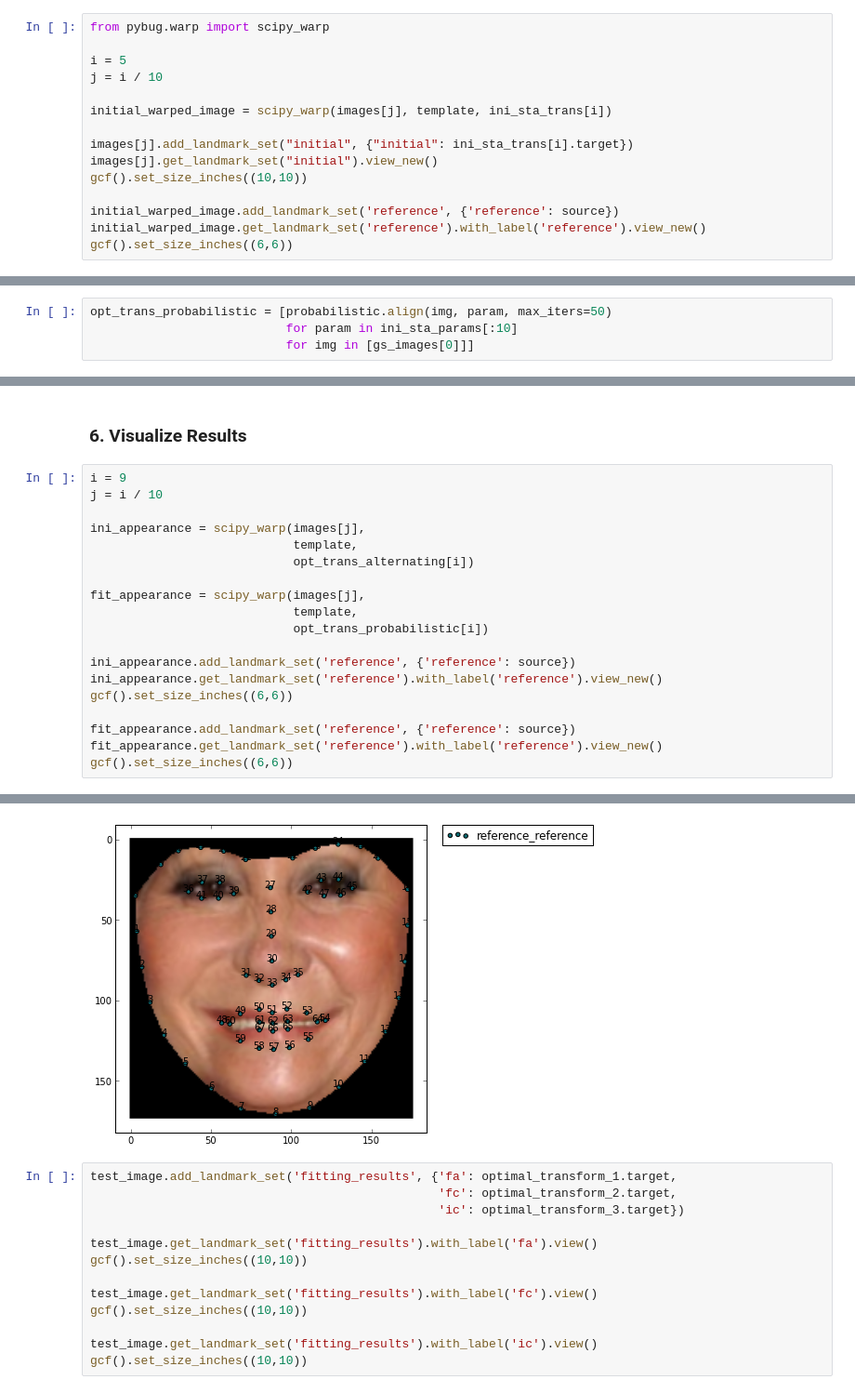
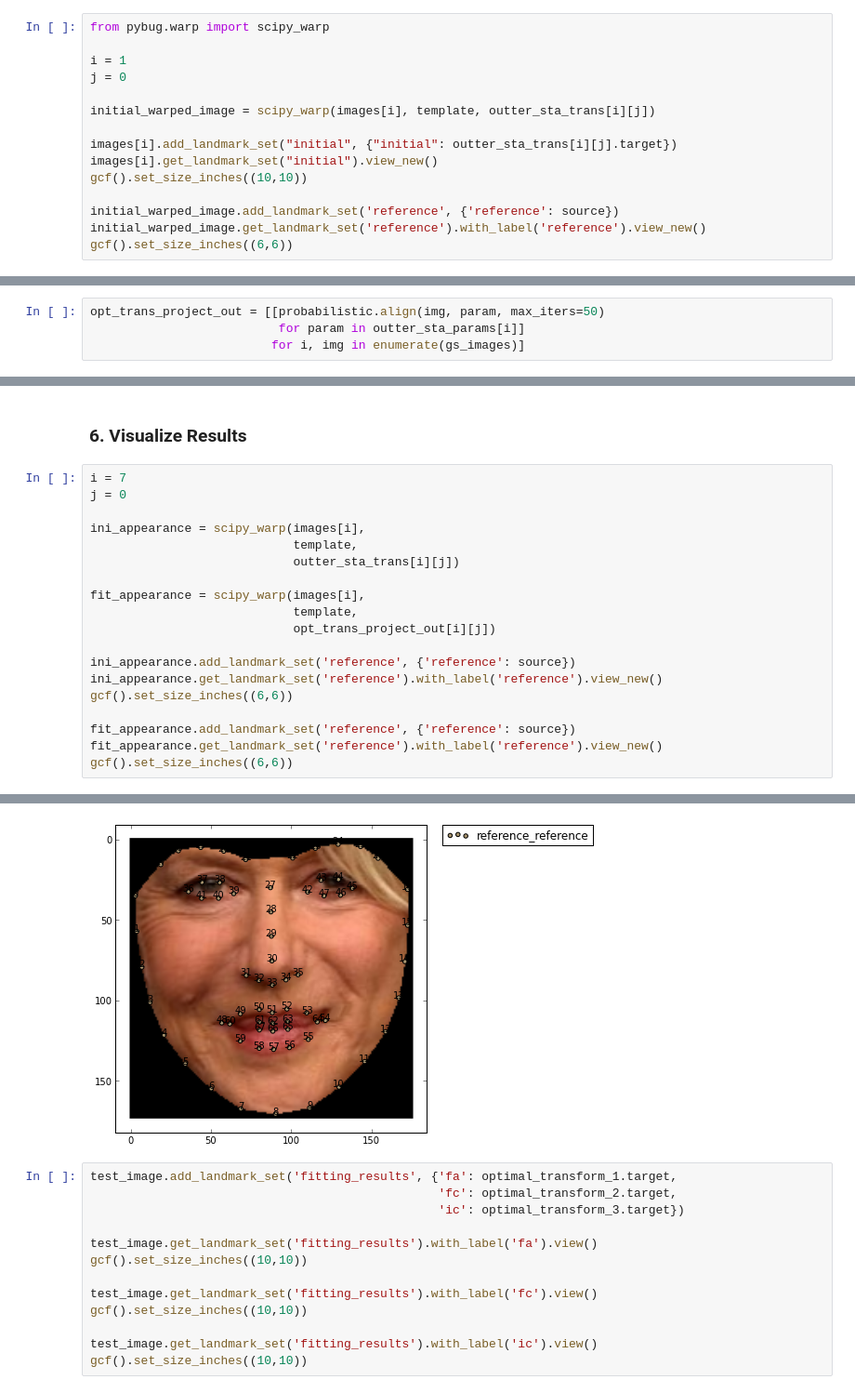
Before and after one commit to menpo/menpo, a Jupyter notebook: examples/ICVJ_Probabilistic_AAMs_Experiment_1.ipynb, the cells around one changed output, grey strips where cells are left out. Shown at 93% size. Saved outputs shown, nothing was run; the diff lists cells and outputs as text.

```diff
--- a/examples/ICVJ_Probabilistic_AAMs_Experiment_1.ipynb
+++ b/examples/ICVJ_Probabilistic_AAMs_Experiment_1.ipynb
@@ -148,13 +154,13 @@ for t in ori_sim_trans:
 # %%
 from pybug.warp import scipy_warp
 
-i = 5
-j = i / 10
+i = 1
+j = 0
 
-initial_warped_image = scipy_warp(images[j], template, ini_sta_trans[i])
+initial_warped_image = scipy_warp(images[i], template, outter_sta_trans[i][j])
 
-images[j].add_landmark_set("initial", {"initial": ini_sta_trans[i].target})
-images[j].get_landmark_set("initial").view_new()
+images[i].add_landmark_set("initial", {"initial": outter_sta_trans[i][j].target})
+images[i].get_landmark_set("initial").view_new()
 gcf().set_size_inches((10,10))
 
 initial_warped_image.add_landmark_set('reference', {'reference': source})
@@ -199,9 +194,9 @@ opt_trans_cone = [cone.align(img, param, max_iters=50)
 #opt_trans_code = [code.align(img, param, max_iters=50)
 #                  for img, param in zip(gs_images, ini_sta_params)]
 # %%
-opt_trans_probabilistic = [probabilistic.align(img, param, max_iters=50)
-                           for param in ini_sta_params[:10]
-                           for img in [gs_images[0]]]
+opt_trans_project_out = [[probabilistic.align(img, param, max_iters=50)
+                          for param in outter_sta_params[i]]
+                         for i, img in enumerate(gs_images)]
 # %%
 opt_trans_to_subspace = [to_subspace.align(img, param, max_iters=50)
                          for img, param in zip(gs_images, ini_sta_params)]
@@ -215,16 +275,16 @@ for s in shapes
 # %% [markdown]
 ### 6. Visualize Results
 # %%
-i = 9
-j = i / 10
+i = 7
+j = 0
 
-ini_appearance = scipy_warp(images[j],
+ini_appearance = scipy_warp(images[i],
                             template,
-                            opt_trans_alternating[i])
+                            outter_sta_trans[i][j])
 
-fit_appearance = scipy_warp(images[j],
+fit_appearance = scipy_warp(images[i],
                             template,
-                            opt_trans_probabilistic[i])
+                            opt_trans_project_out[i][j])
 
 ini_appearance.add_landmark_set('reference', {'reference': source})
 ini_appearance.get_landmark_set('reference').with_label('reference').view_new()
@@ -238,4 +298,4 @@ gcf().set_size_inches((6,6))
-[figure, old version]
+[figure, new version]
 # %%
 test_image.add_landmark_set('fitting_results', {'fa': optimal_transform_1.target,
                                                 'fc': optimal_transform_2.target,
```
Also changed, not shown: parts of 13 cells of this notebook.
